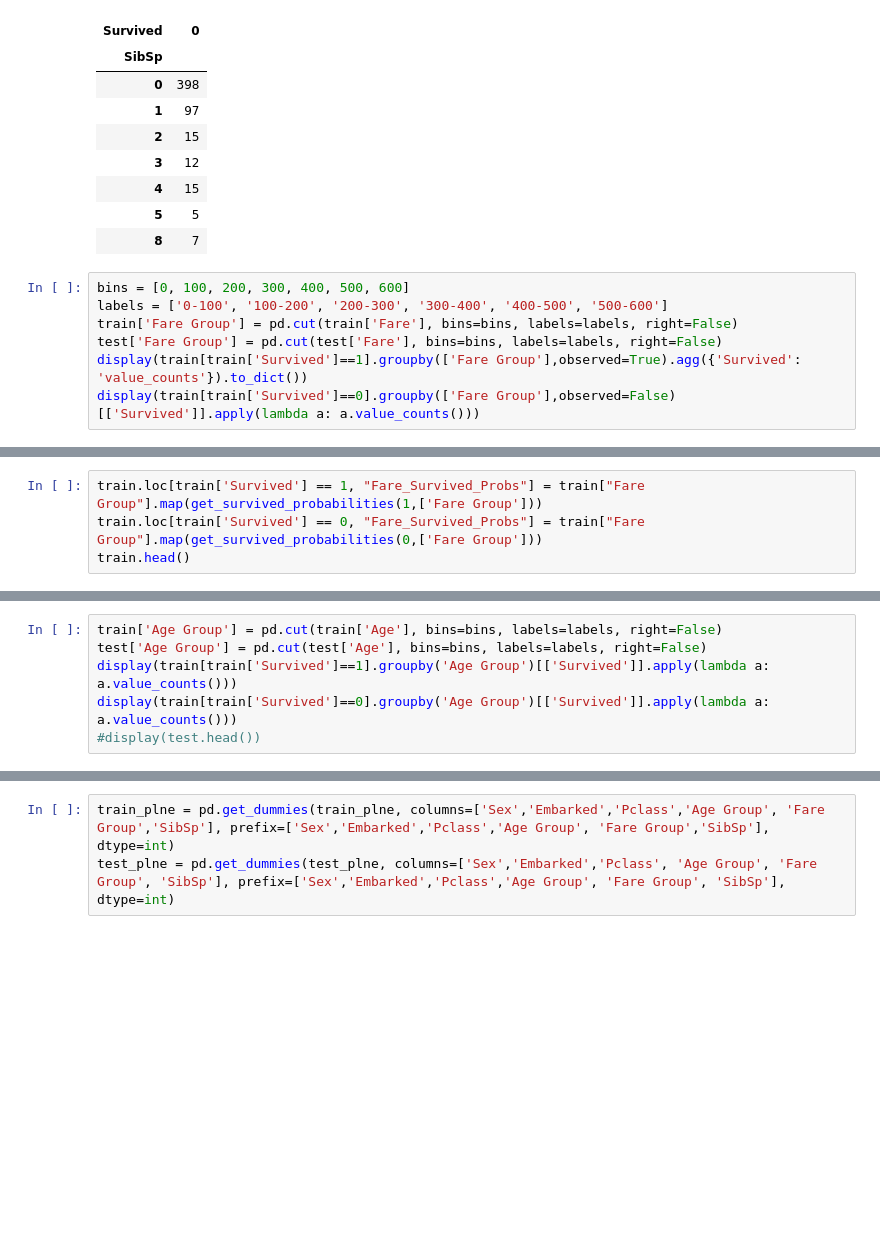
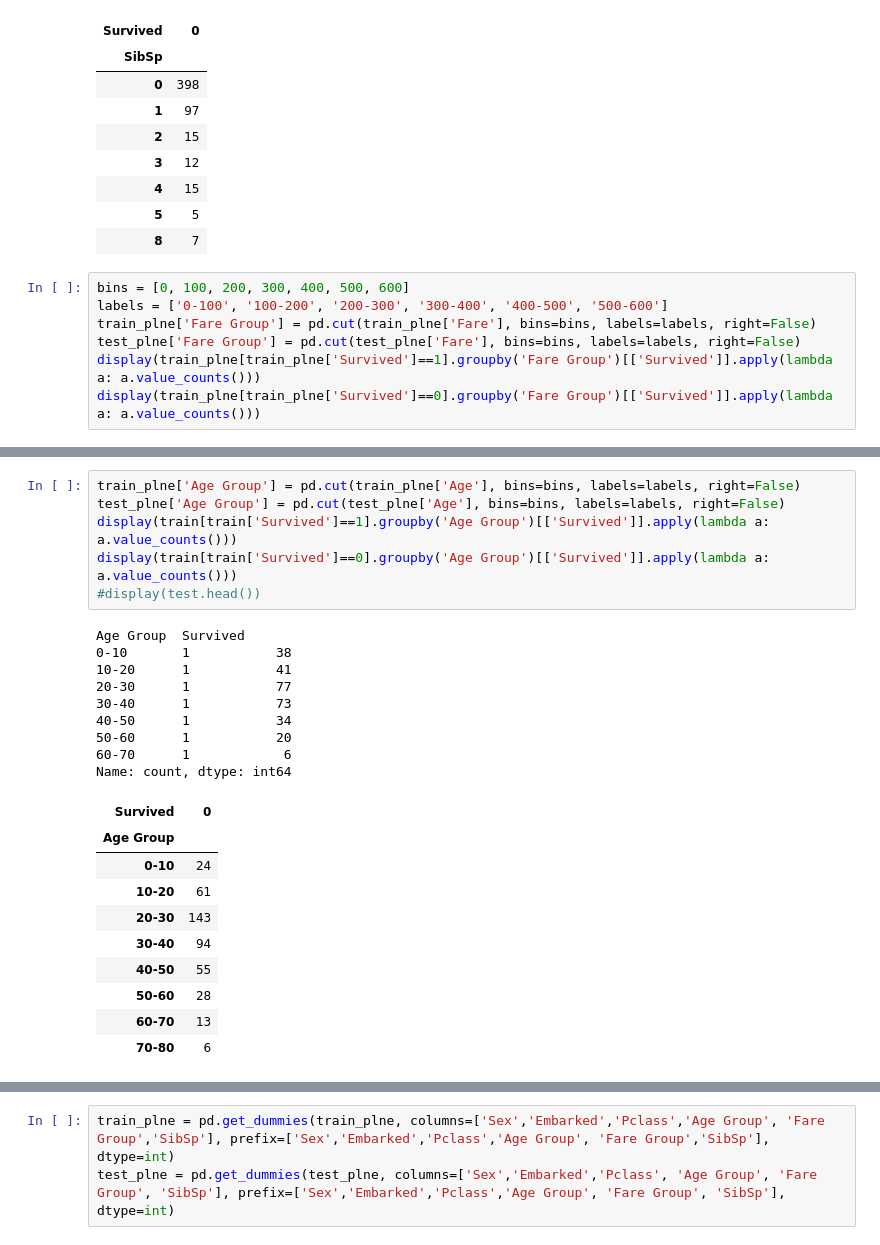
Before and after one commit to jijinexp/kaggle-competitions, a Jupyter notebook: titanic-disaster.ipynb, the cells around one changed output, grey strips where cells are left out. Drawn from its saved outputs; the diff is of its cells as text; blank space fills up the shorter version.

```diff
--- a/titanic-disaster.ipynb
+++ b/titanic-disaster.ipynb
@@ -118,8 +115,8 @@ array([1, 0, 3, 4, 2, 5, 8])
 # %%
 bins = [0, 100, 200, 300, 400, 500, 600]
 labels = ['0-100', '100-200', '200-300', '300-400', '400-500', '500-600']
-train['Fare Group'] = pd.cut(train['Fare'], bins=bins, labels=labels, right=False)
-test['Fare Group'] = pd.cut(test['Fare'], bins=bins, labels=labels, right=False)
-display(train[train['Survived']==1].groupby(['Fare Group'],observed=True).agg({'Survived': 'value_counts'}).to_dict())
-display(train[train['Survived']==0].groupby(['Fare Group'],observed=False)[['Survived']].apply(lambda a: a.value_counts()))
+train_plne['Fare Group'] = pd.cut(train_plne['Fare'], bins=bins, labels=labels, right=False)
+test_plne['Fare Group'] = pd.cut(test_plne['Fare'], bins=bins, labels=labels, right=False)
+display(train_plne[train_plne['Survived']==1].groupby('Fare Group')[['Survived']].apply(lambda a: a.value_counts()))
+display(train_plne[train_plne['Survived']==0].groupby('Fare Group')[['Survived']].apply(lambda a: a.value_counts()))
 # %% [output]
@@ -145,4 +133,0 @@ def get_survived_probabilities(survived, features:[]):
-# %%
-train.loc[train['Survived'] == 1, "Fare_Survived_Probs"] = train["Fare Group"].map(get_survived_probabilities(1,['Fare Group']))
-train.loc[train['Survived'] == 0, "Fare_Survived_Probs"] = train["Fare Group"].map(get_survived_probabilities(0,['Fare Group']))
-train.head()
@@ -194,9 +188,29 @@ labels = ['0-10', '10-20', '20-30', '30-40', '40-50', '50-60', '60-70', '70-80']
 # %%
-train['Age Group'] = pd.cut(train['Age'], bins=bins, labels=labels, right=False)
-test['Age Group'] = pd.cut(test['Age'], bins=bins, labels=labels, right=False)
+train_plne['Age Group'] = pd.cut(train_plne['Age'], bins=bins, labels=labels, right=False)
+test_plne['Age Group'] = pd.cut(test_plne['Age'], bins=bins, labels=labels, right=False)
 display(train[train['Survived']==1].groupby('Age Group')[['Survived']].apply(lambda a: a.value_counts()))
 display(train[train['Survived']==0].groupby('Age Group')[['Survived']].apply(lambda a: a.value_counts()))
 #display(test.head())
+# %% [output]
+Age Group  Survived
+0-10       1           38
+10-20      1           41
+20-30      1           77
+30-40      1           73
+40-50      1           34
+50-60      1           20
+60-70      1            6
+Name: count, dtype: int64
+| Survived | 0 |
+| Age Group |  |
+| 0-10 | 24 |
+| 10-20 | 61 |
+| 20-30 | 143 |
+| 30-40 | 94 |
+| 40-50 | 55 |
+| 50-60 | 28 |
+| 60-70 | 13 |
+| 70-80 | 6 |
 # %%
 
 display(train['Embarked'].unique())
```
Also changed, not shown: parts of 33 cells of this notebook.
